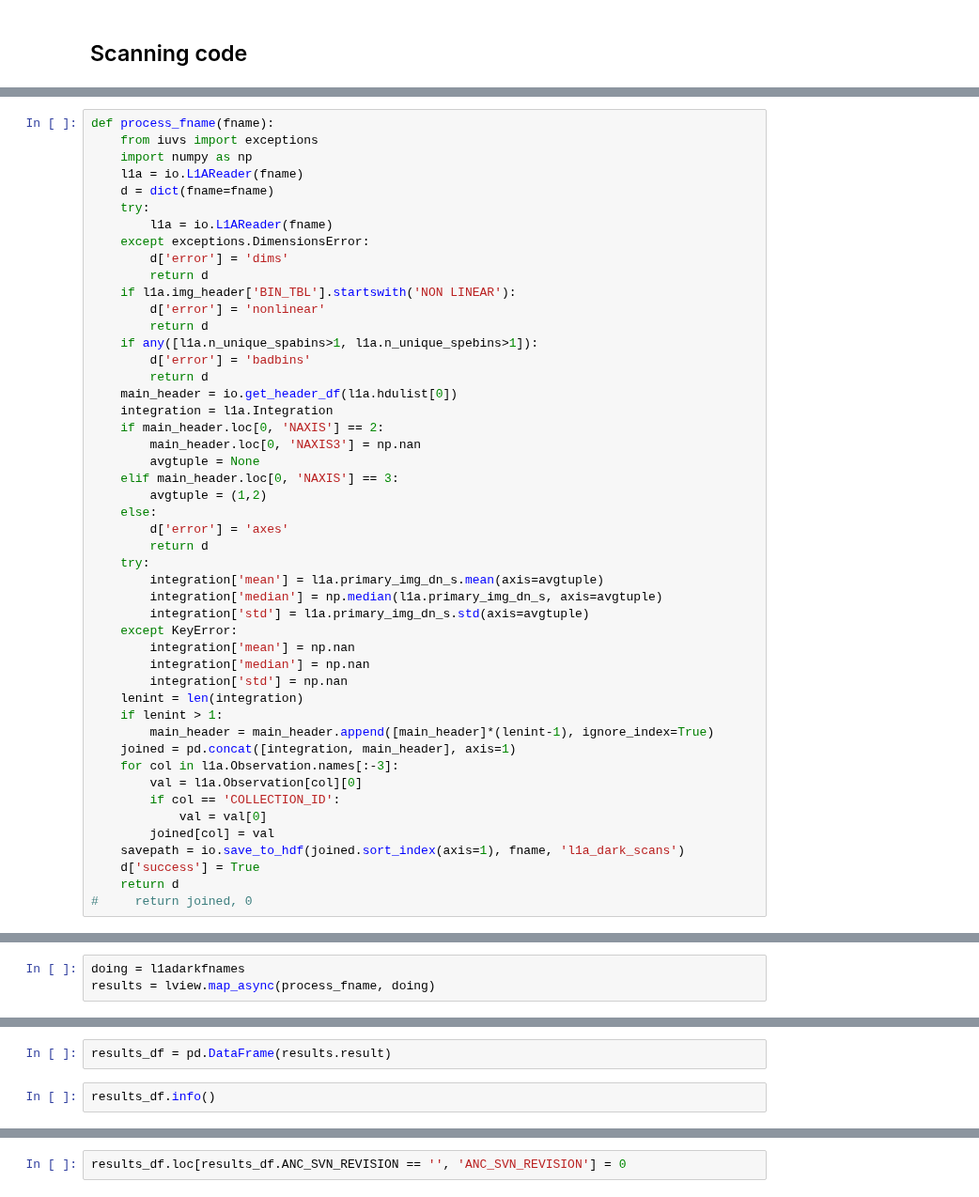
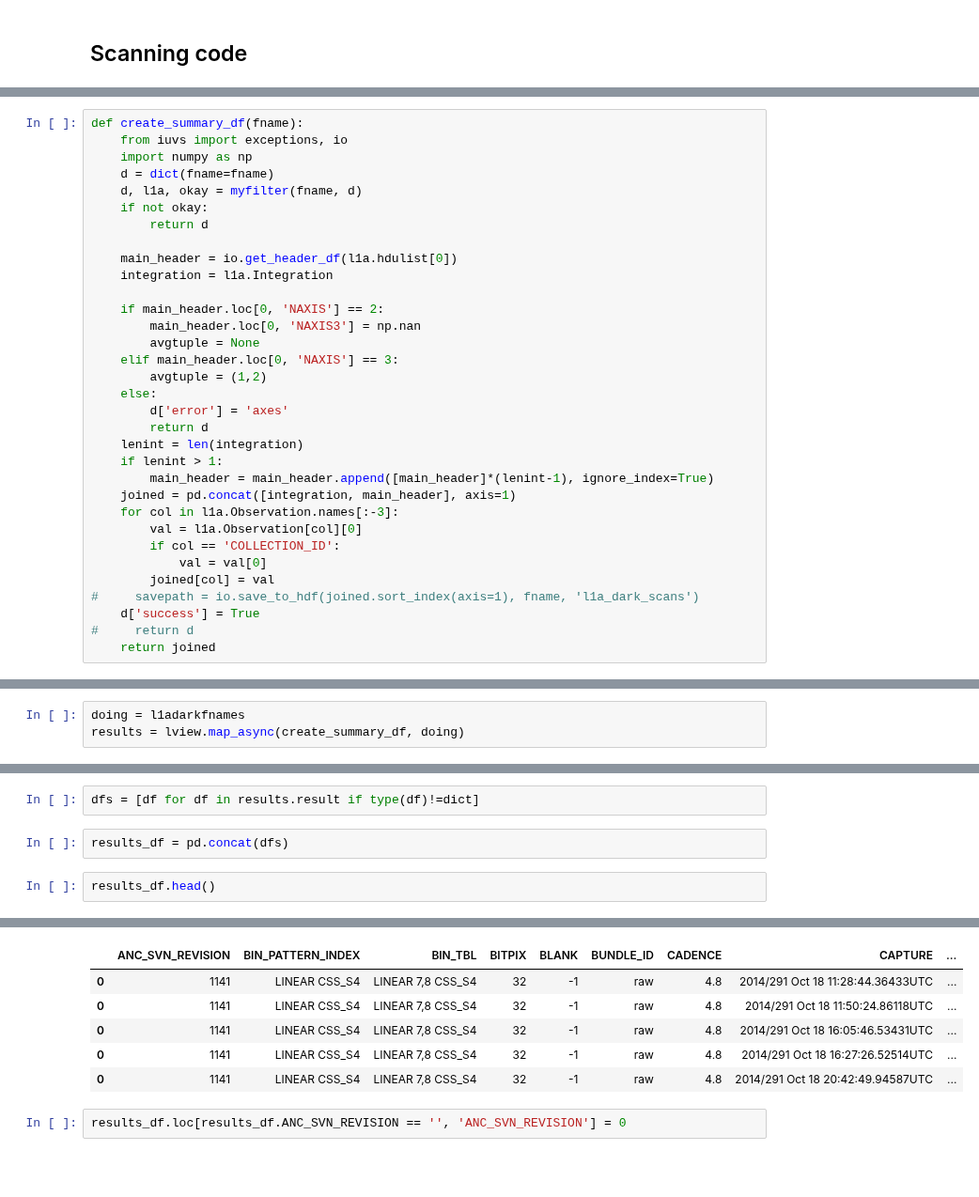
Before and after one commit to michaelaye/iuvs, a Jupyter notebook: notebooks/2015-10-19 L1A darks all scan pixel-wise.ipynb, the cells around one changed output, grey strips where cells are left out. Shown at 94% size. Drawn from its saved outputs; the diff is of its cells as text; blank space fills up the shorter version.

```diff
--- a/notebooks/2015-10-19 L1A darks all scan pixel-wise.ipynb
+++ b/notebooks/2015-10-19 L1A darks all scan pixel-wise.ipynb
@@ -153,22 +206,15 @@ memory usage: 30.2+ KB
 # %%
-def process_fname(fname):
-    from iuvs import exceptions
+def create_summary_df(fname):
+    from iuvs import exceptions, io
     import numpy as np
-    l1a = io.L1AReader(fname)
     d = dict(fname=fname)
-    try:
-        l1a = io.L1AReader(fname)
-    except exceptions.DimensionsError:
-        d['error'] = 'dims'
+    d, l1a, okay = myfilter(fname, d)
+    if not okay:
         return d
-    if l1a.img_header['BIN_TBL'].startswith('NON LINEAR'):
-        d['error'] = 'nonlinear'
-        return d
-    if any([l1a.n_unique_spabins>1, l1a.n_unique_spebins>1]):
-        d['error'] = 'badbins'
-        return d
+
     main_header = io.get_header_df(l1a.hdulist[0])
     integration = l1a.Integration
+
     if main_header.loc[0, 'NAXIS'] == 2:
         main_header.loc[0, 'NAXIS3'] = np.nan
         avgtuple = None
@@ -177,14 +223,6 @@ def process_fname(fname):
     else:
         d['error'] = 'axes'
         return d
-    try:
-        integration['mean'] = l1a.primary_img_dn_s.mean(axis=avgtuple)
-        integration['median'] = np.median(l1a.primary_img_dn_s, axis=avgtuple)
-        integration['std'] = l1a.primary_img_dn_s.std(axis=avgtuple)
-    except KeyError:
-        integration['mean'] = np.nan
-        integration['median'] = np.nan
-        integration['std'] = np.nan
     lenint = len(integration)
     if lenint > 1:
         main_header = main_header.append([main_header]*(lenint-1), ignore_index=True)
@@ -194,7 +232,7 @@ def process_fname(fname):
         if col == 'COLLECTION_ID':
             val = val[0]
         joined[col] = val
-    savepath = io.save_to_hdf(joined.sort_index(axis=1), fname, 'l1a_dark_scans')
+#     savepath = io.save_to_hdf(joined.sort_index(axis=1), fname, 'l1a_dark_scans')
     d['success'] = True
-    return d
-#     return joined, 0
+#     return d
+    return joined
@@ -206,5 +248,5 @@ process_fname(l1adarkfnames[2000])
 # %%
 doing = l1adarkfnames
-results = lview.map_async(process_fname, doing)
+results = lview.map_async(create_summary_df, doing)
 # %%
 nb_progress_display(results, doing)
@@ -213,5 +253,7 @@ KeyboardInterrupt:
-# %%
-results_df = pd.DataFrame(results.result)
+# %%
+dfs = [df for df in results.result if type(df)!=dict]
+# %%
+results_df = pd.concat(dfs)
 # %%
-results_df.info()
+results_df.head()
 # %% [output]
@@ -235,3 +260,9 @@ memory usage: 7.5+ MB
+|  | ANC_SVN_REVISION | BIN_PATTERN_INDEX | BIN_TBL | BITPIX | BLANK | BUNDLE_ID | CADENCE | CAPTURE | ... |
+| 0 | 1141 | LINEAR CSS_S4 | LINEAR 7,8 CSS_S4 | 32 | -1 | raw | 4.8 | 2014/291 Oct 18 11:28:44.36433UTC | ... |
+| 0 | 1141 | LINEAR CSS_S4 | LINEAR 7,8 CSS_S4 | 32 | -1 | raw | 4.8 | 2014/291 Oct 18 11:50:24.86118UTC | ... |
+| 0 | 1141 | LINEAR CSS_S4 | LINEAR 7,8 CSS_S4 | 32 | -1 | raw | 4.8 | 2014/291 Oct 18 16:05:46.53431UTC | ... |
+| 0 | 1141 | LINEAR CSS_S4 | LINEAR 7,8 CSS_S4 | 32 | -1 | raw | 4.8 | 2014/291 Oct 18 16:27:26.52514UTC | ... |
+| 0 | 1141 | LINEAR CSS_S4 | LINEAR 7,8 CSS_S4 | 32 | -1 | raw | 4.8 | 2014/291 Oct 18 20:42:49.94587UTC | ... |
 # %%
 results_df.loc[results_df.ANC_SVN_REVISION == '', 'ANC_SVN_REVISION'] = 0
 # %%
```
Also changed, not shown: parts of 41 cells of this notebook, 1 other file.
